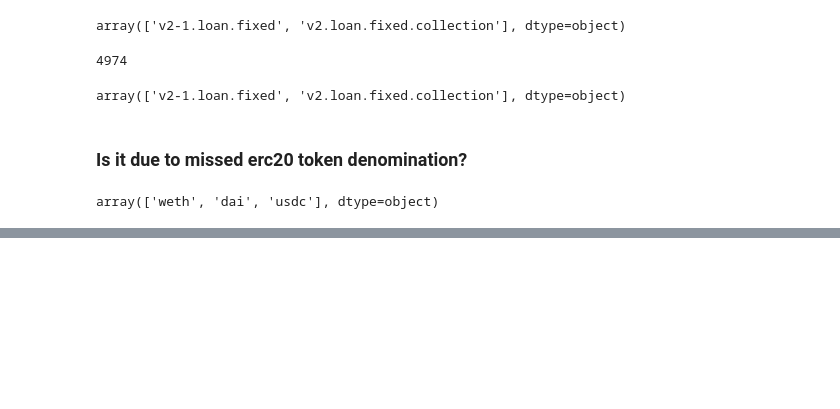
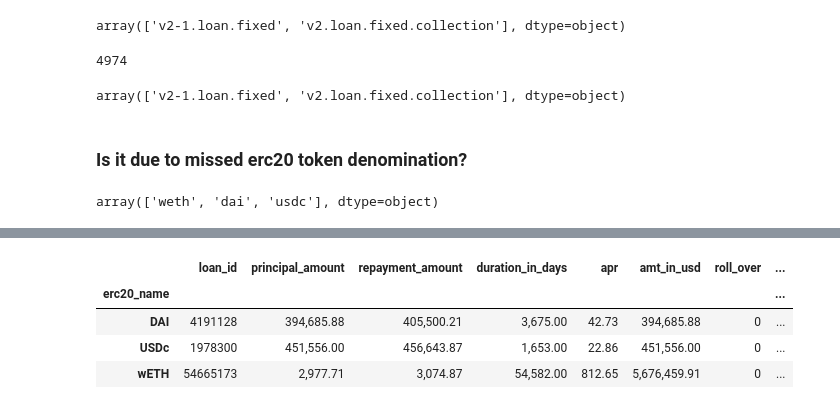
Before and after one commit to datagemsai/ChartGPT-API, a Jupyter notebook: analysis/nftfi_mq.ipynb, the cells around one changed output, grey strips where cells are left out. Saved outputs shown, nothing was run; the diff lists cells and outputs as text; code cells hidden in the pictures; blank space fills up the shorter version.

```diff
--- a/analysis/nftfi_mq.ipynb
+++ b/analysis/nftfi_mq.ipynb
@@ -82,0 +85,13 @@ min nftfi date: 2022-03-30 10:21:32.000000 UTC; max nftfi date: 2023-05-15 10:29
+# %%
+# Check if it can be due to missing token
+usdc_address = '0xA0b86991c6218b36c1d19D4a2e9Eb0cE3606eB48'  # https://etherscan.io/token/0xa0b86991c6218b36c1d19d4a2e9eb0ce3606eb48
+usdt_address = '0xdAC17F958D2ee523a2206206994597C13D831ec7'  # https://etherscan.io/token/0xdac17f958d2ee523a2206206994597c13d831ec7
+dai_address = '0x6B175474E89094C44Da98b954EedeAC495271d0F'  # https://etherscan.io/token/0x6b175474e89094c44da98b954eedeac495271d0f
+weth_address = '0xC02aaA39b223FE8D0A0e5C4F27eAD9083C756Cc2'
+
+stablecoin_addresses = [usdc_address, usdt_address, dai_address, weth_address]
+
+stablecoin_names = ['usdc', 'usdt', 'dai', 'weth']
+for stablecoin_address, stablecoin_name in zip(stablecoin_addresses, stablecoin_names):
+    stablecoin_address = stablecoin_address.lower()
+    nftfi.loc[nftfi['loan_erc20denomination'] == stablecoin_address, 'loan_erc20denomination_name'] = stablecoin_name
@@ -273,0 +286,8 @@ april_nftfi[april_nftfi['blockchain'] == np.nan]
+# %%
+import warnings
+warnings.simplefilter(action='ignore', category=FutureWarning)
+pd.set_option('display.float_format', '{:,.2f}'.format)
+display(april_nftfi.groupby('loan_erc20denomination_name').agg('sum'))
+
+display(april_mq.groupby('erc20_name').agg('sum'))
+# %% [output]
@@ -273,0 +299,5 @@ april_nftfi[april_nftfi['blockchain'] == np.nan]
+|  | loan_id | principal_amount | repayment_amount | duration_in_days | apr | amt_in_usd | roll_over | ... |
+| erc20_name |  |  |  |  |  |  |  | ... |
+| DAI | 4191128 | 394,685.88 | 405,500.21 | 3,675.00 | 42.73 | 394,685.88 | 0 | ... |
+| USDc | 1978300 | 451,556.00 | 456,643.87 | 1,653.00 | 22.86 | 451,556.00 | 0 | ... |
+| wETH | 54665173 | 2,977.71 | 3,074.87 | 54,582.00 | 812.65 | 5,676,459.91 | 0 | ... |
```
Also changed, not shown: parts of 23 cells of this notebook.
